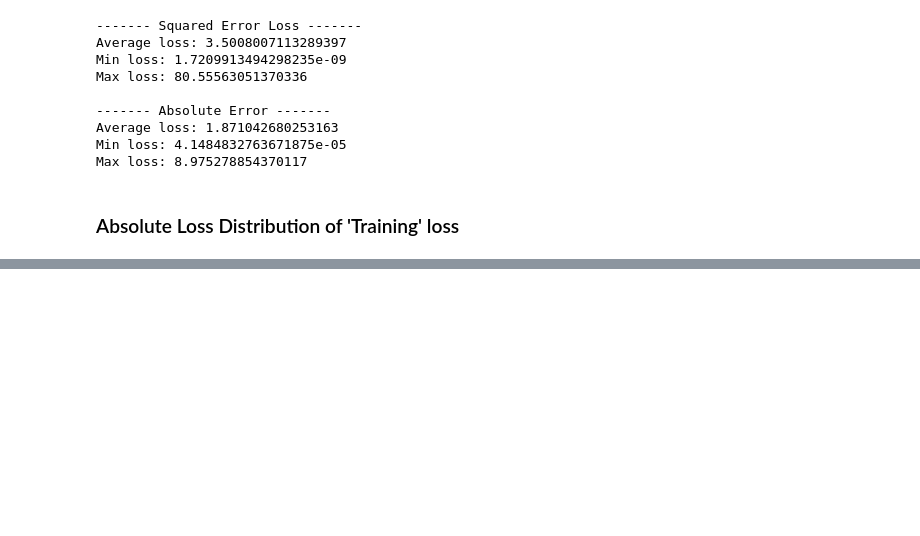
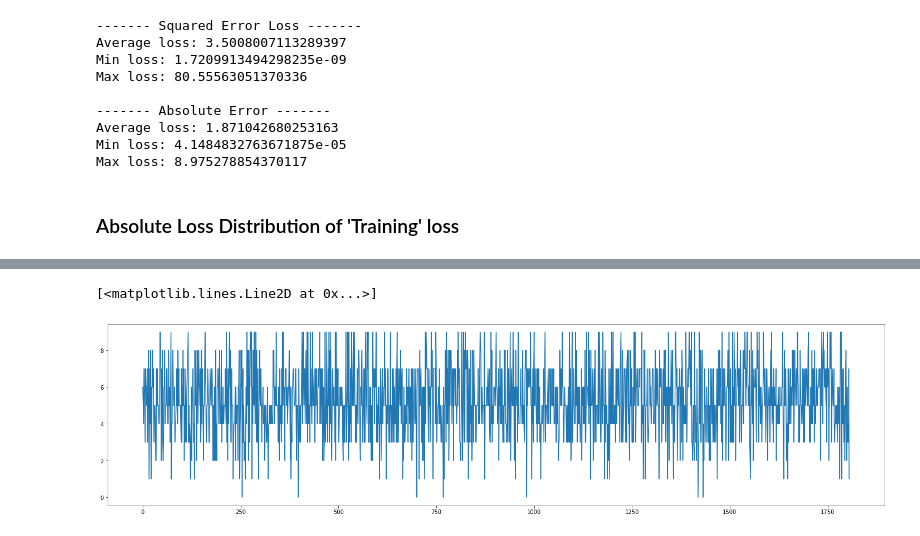
Before and after one commit to oscj/nhl-fts-prediction, a Jupyter notebook: expl/closed_form_lr.ipynb, the cells around one changed output, grey strips where cells are left out. Saved outputs shown, nothing was run; the diff lists cells and outputs as text; code cells hidden in the pictures; blank space fills up the shorter version.

```diff
--- a/expl/closed_form_lr.ipynb
+++ b/expl/closed_form_lr.ipynb
@@ -161,0 +201,5 @@ losses_df["loss"].hist()
+# %%
+plt.plot(t_test)
+# %% [output]
+[<matplotlib.lines.Line2D at 0x...>]
+[figure, added]
```
Also changed, not shown: parts of 11 cells of this notebook.
